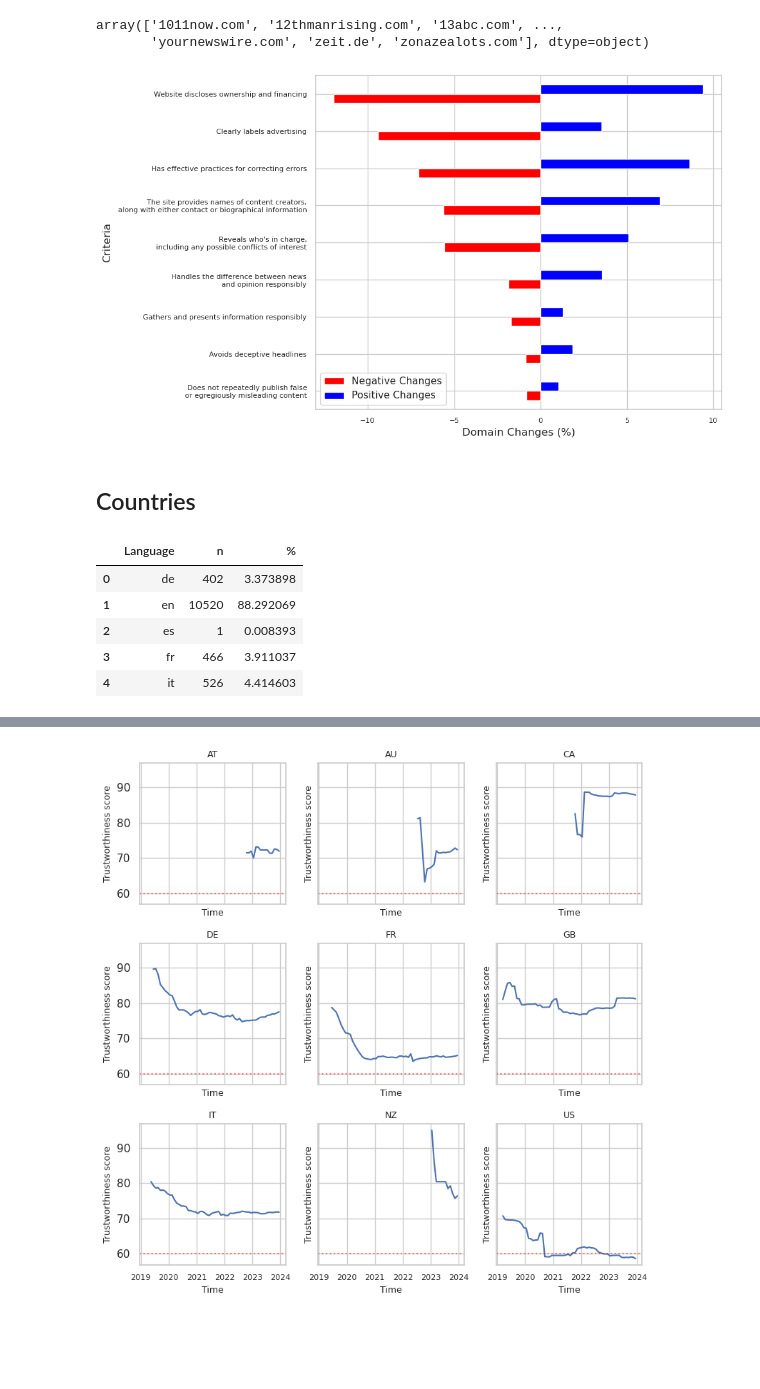
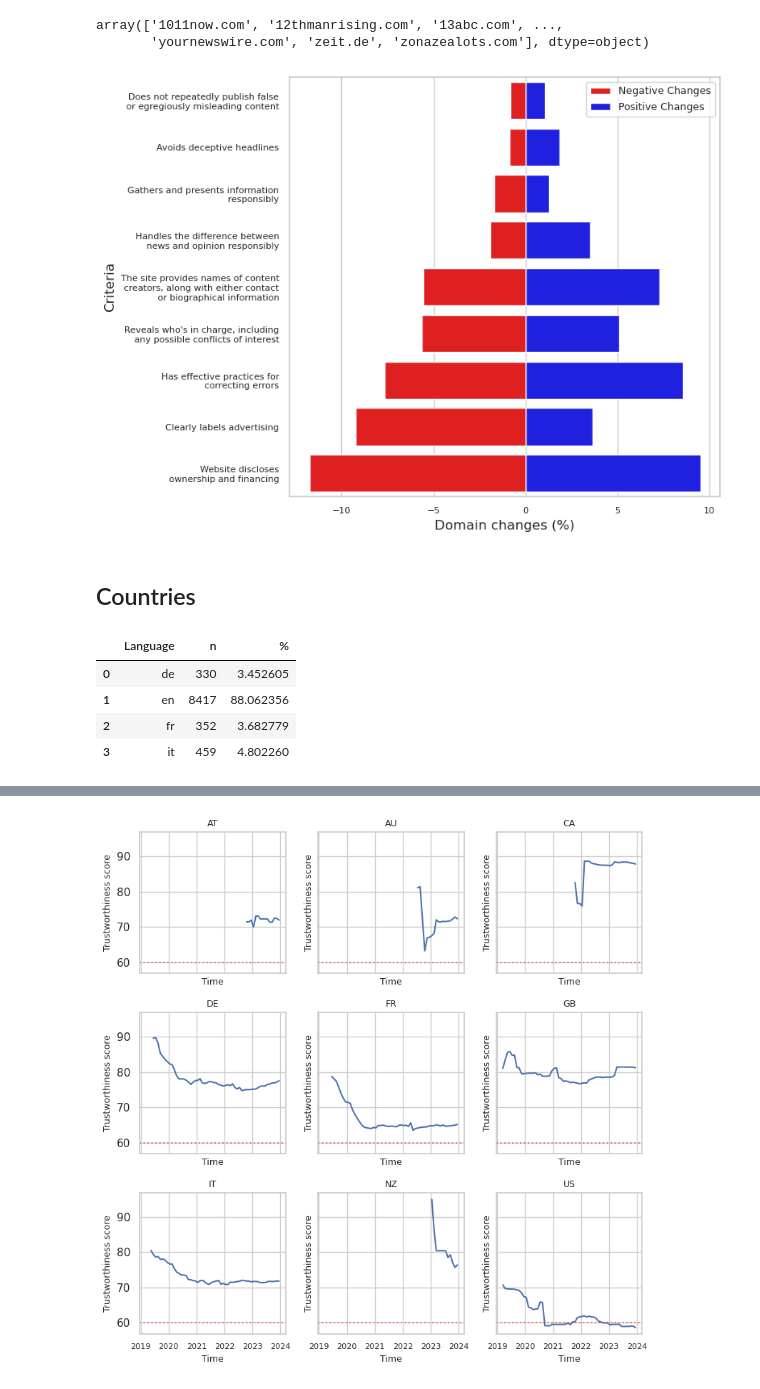
Before and after one commit to julaluehring/newsguard-review-analysis, a Jupyter notebook: 02-describe_newsguard.ipynb, the cells around one changed output, grey strips where cells are left out. Drawn from its saved outputs; the diff is of its cells as text; code cells hidden in the pictures; blank space fills up the shorter version.

Commit message:
changed to most recent df

```diff
--- a/02-describe_newsguard.ipynb
+++ b/02-describe_newsguard.ipynb
@@ -820,7 +912,7 @@ first_ratings
 | 9 | The site provides names of conten... | 2019-03-15 01:00:00 | 2023-12-15 01:00:00 |
 | 10 | Website discloses ownership and f... | 2019-03-15 01:00:00 | 2023-12-15 01:00:00 |
 # %%
-criteria_columns_recent = most_recent[
+criteria_columns_recent = df_recent[
        ["Does not repeatedly publish false or egregiously misleading content",
        "Gathers and presents information responsibly",
        "Handles the difference between news and opinion responsibly",
@@ -1135,24 +1227,24 @@ plt.show()
 # %% [markdown]
 ### Updates
 # %%
-df15_UUID = \
-    df15_UUID\
+df_15_UUID = \
+    df_15_UUID\
         .replace({"Yes": 1,
                   "No": 0})
 # %%
 #collapse the two columns
-df15_UUID["Does not repeatedly publish false or egregiously misleading content"] = \
-    df15_UUID[["Does not repeatedly publish false content",
+df_15_UUID["Does not repeatedly publish false or egregiously misleading content"] = \
+    df_15_UUID[["Does not repeatedly publish false content",
                 "Does not repeatedly publish false or egregiously misleading content"]]\
     .max(axis=1)
 
-df15_UUID["Has effective practices for correcting errors"] = \
-    df15_UUID[["Regularly corrects or clarifies errors",
+df_15_UUID["Has effective practices for correcting errors"] = \
+    df_15_UUID[["Regularly corrects or clarifies errors",
                 "Has effective practices for correcting errors"]]\
     .max(axis=1)
 # %%
 #changes over time per criterion per domain
-criteria_dated = df15_UUID\
+criteria_dated = df_15_UUID\
                     .groupby("Domain")\
                     .apply(lambda x: x \
                         .sort_values("Last Updated"))\
@@ -1248,38 +1340,58 @@ array(['1011now.com', '12thmanrising.com', '13abc.com', ...,
 # %%
 #bar chart with change percentages
 #change the label of one of the criteria
 criteria_changes["Criteria"] = \
     criteria_changes["Criteria"]\
         .replace({"Does not repeatedly publish false or egregiously misleading content":
                    "Does not repeatedly publish false\n or egregiously misleading content",
                    "Handles the difference between news and opinion responsibly":
-                   "Handles the difference between news\n and opinion responsibly"})
+                   "Handles the difference between\n news and opinion responsibly",
+                   "The site provides names of content creators,\n along with either contact or biographical information":
+                   "The site provides names of content\n creators, along with either contact\n or biographical information",
+                   "Gathers and presents information responsibly":
+                    "Gathers and presents information\n responsibly",
+                    "Reveals who's in charge,\n including any possible conflicts of interest":
+                    "Reveals who's in charge, including\n any possible conflicts of interest",
+                    "Has effective practices for correcting errors":
+                    "Has effective practices for\n correcting errors",
+                    "Website discloses ownership and financing":
+                    "Website discloses\n ownership and financing",
+                   })
 
-criteria_changes\
-    .sort_values(by="Negative Changes", ascending=False)\
-    .plot(x="Criteria",
-          y=["Negative Changes", "Positive Changes"],
-          kind="barh",
-          stacked=False,
-          color=["red", "blue"],
-          figsize=(10, 6))
+criteria_changes =\
+    criteria_changes.sort_values(
+        by="Negative Changes",
+        ascending=False)
 
-plt.xlabel("Domain Changes (%)")
+plt.figure(figsize=(8, 6))
+sns.barplot(data=criteria_changes,
+            x="Negative Changes",
+            y="Criteria",
+            color="red",
+            label="Negative Changes")
+sns.barplot(data=criteria_changes,
+            x="Positive Changes",
+            y="Criteria",
+            color="blue",
+            label="Positive Changes")
+
+plt.xlabel("Domain changes (%)")
 plt.ylabel("Criteria")
 plt.yticks(fontsize=8)
 plt.xticks(fontsize=8)
+plt.legend(prop={"size": 9})
 plt.tight_layout()
-plt.savefig(join(figures_path, "f4-criteria_changes.png"),
+plt.savefig(join(figures_path, "f3-criteria_changes.png"),
             dpi=300)
 plt.show()
 # %% [output]
-[figure, old version]
+[figure, new version]
 # %% [markdown]
 ## Countries
 # %%
-lang = df15\
+lang = df_recent\
     .groupby("Language")\
-    .agg(n=("Domain", "nunique"))\
+    .size()\
     .reset_index()
 
 lang\
@@ -1291,9 +1403,8 @@ lang["%"] = \
 lang
 # %% [output]
 |  | Language | n | % |
-| 0 | de | 402 | 3.373898 |
-| 1 | en | 10520 | 88.292069 |
-| 2 | es | 1 | 0.008393 |
-| 3 | fr | 466 | 3.911037 |
-| 4 | it | 526 | 4.414603 |
+| 0 | de | 330 | 3.452605 |
+| 1 | en | 8417 | 88.062356 |
+| 2 | fr | 352 | 3.682779 |
+| 3 | it | 459 | 4.802260 |
 # %%
```
Also changed, not shown: parts of 93 cells of this notebook.
